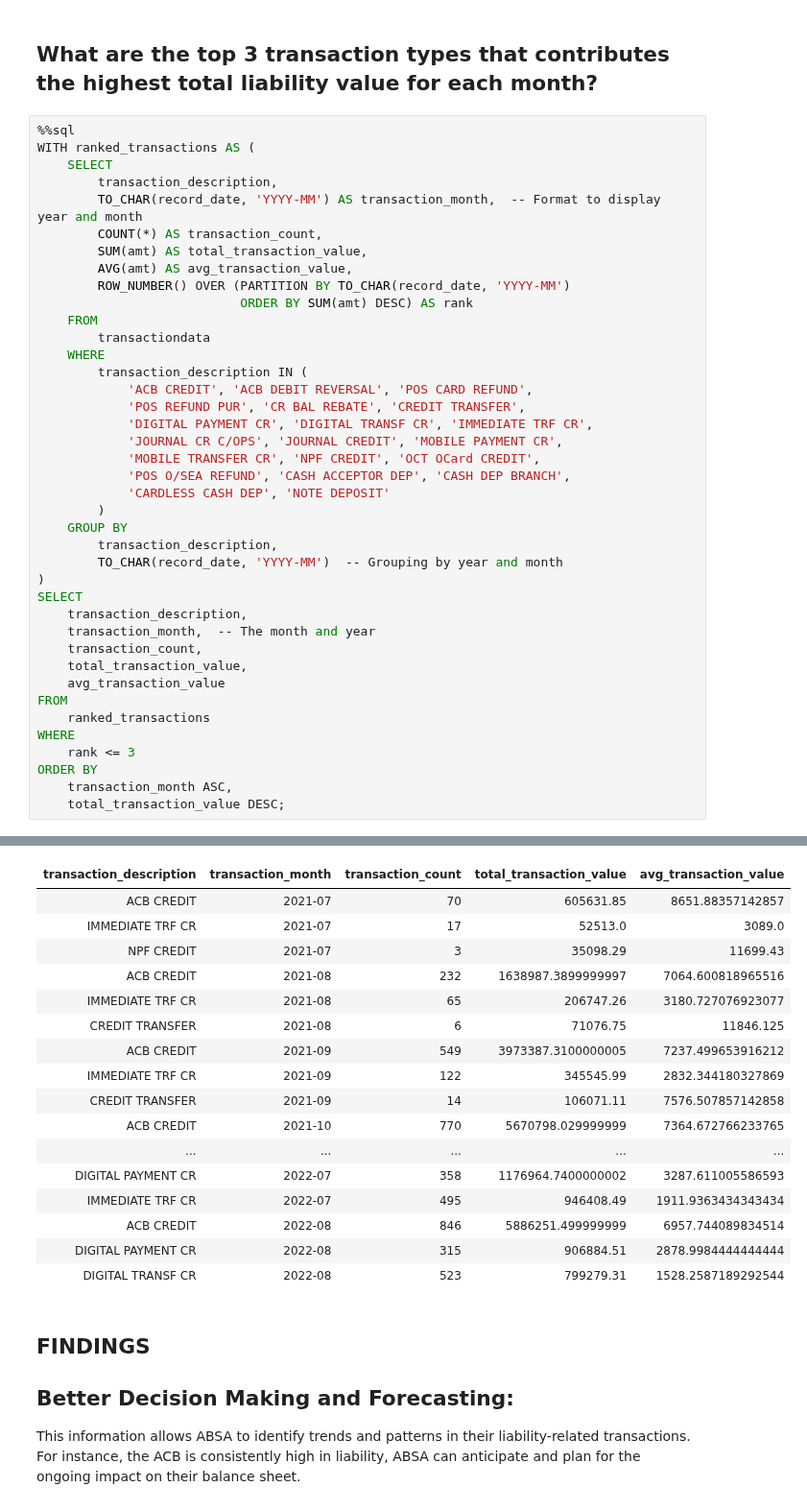
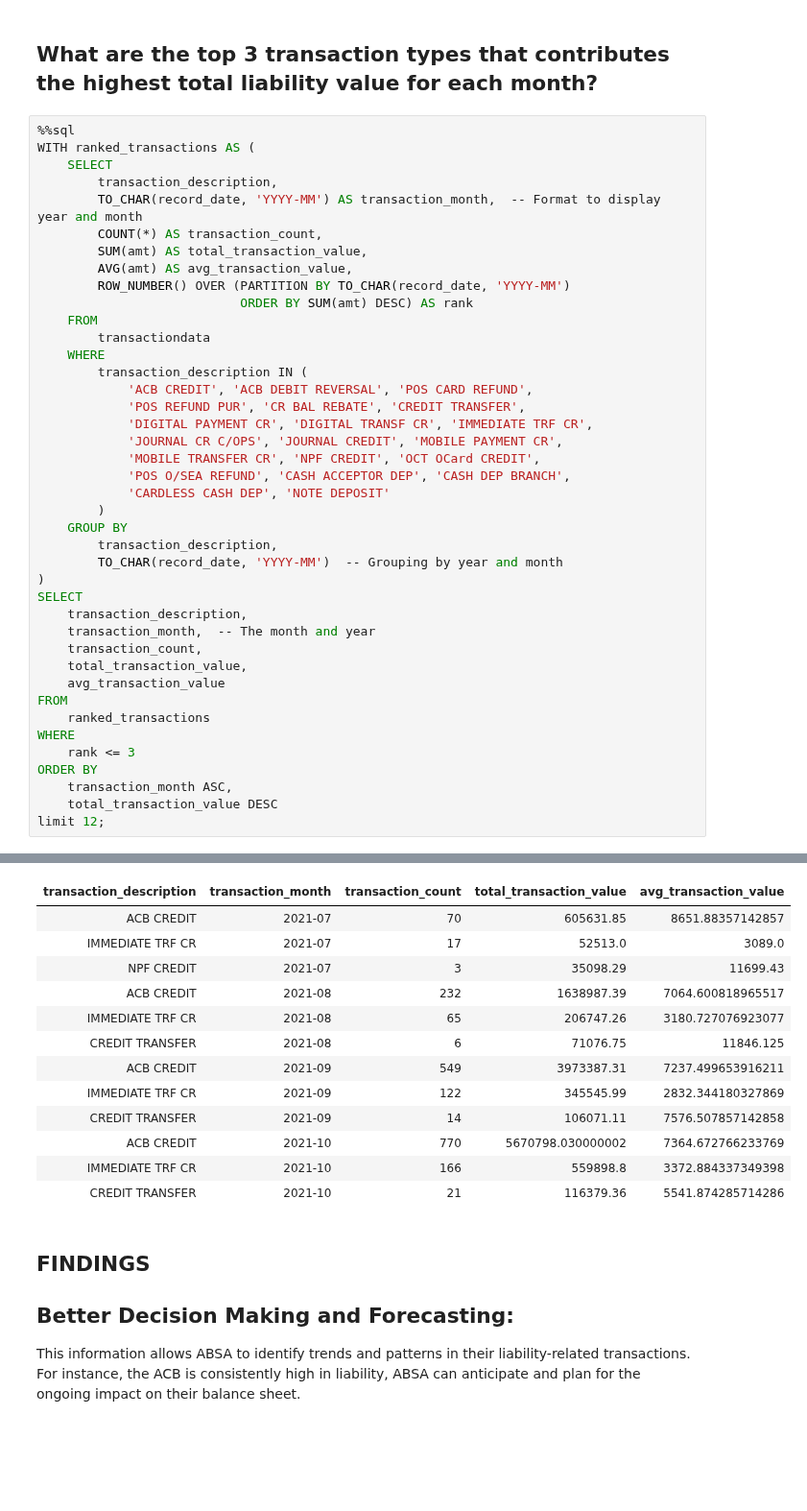
Before and after one commit to The-DigitalAcademy/EXPLORING-ABSA-DATASETS, a Jupyter notebook: Liability.ipynb, the cells around one changed output, grey strips where cells are left out. Shown at 96% size. Drawn from its saved outputs; the diff is of its cells as text; blank space fills up the shorter version.

```diff
--- a/Liability.ipynb
+++ b/Liability.ipynb
@@ -345,6 +210,7 @@ WHERE
     rank <= 3
 ORDER BY
     transaction_month ASC,
-    total_transaction_value DESC;
+    total_transaction_value DESC
+limit 12;
 # %% [output]
  * postgresql://postgres:***@localhost:5432/absadatabase
@@ -352,20 +218,16 @@ ORDER BY
 | transaction_description | transaction_month | transaction_count | total_transaction_value | avg_transaction_value |
 | ACB CREDIT | 2021-07 | 70 | 605631.85 | 8651.88357142857 |
 | IMMEDIATE TRF CR | 2021-07 | 17 | 52513.0 | 3089.0 |
 | NPF CREDIT | 2021-07 | 3 | 35098.29 | 11699.43 |
-| ACB CREDIT | 2021-08 | 232 | 1638987.3899999997 | 7064.600818965516 |
+| ACB CREDIT | 2021-08 | 232 | 1638987.39 | 7064.600818965517 |
 | IMMEDIATE TRF CR | 2021-08 | 65 | 206747.26 | 3180.727076923077 |
 | CREDIT TRANSFER | 2021-08 | 6 | 71076.75 | 11846.125 |
-| ACB CREDIT | 2021-09 | 549 | 3973387.3100000005 | 7237.499653916212 |
+| ACB CREDIT | 2021-09 | 549 | 3973387.31 | 7237.499653916211 |
 | IMMEDIATE TRF CR | 2021-09 | 122 | 345545.99 | 2832.344180327869 |
 | CREDIT TRANSFER | 2021-09 | 14 | 106071.11 | 7576.507857142858 |
-| ACB CREDIT | 2021-10 | 770 | 5670798.029999999 | 7364.672766233765 |
-| ... | ... | ... | ... | ... |
-| DIGITAL PAYMENT CR | 2022-07 | 358 | 1176964.7400000002 | 3287.611005586593 |
-| IMMEDIATE TRF CR | 2022-07 | 495 | 946408.49 | 1911.9363434343434 |
-| ACB CREDIT | 2022-08 | 846 | 5886251.499999999 | 6957.744089834514 |
-| DIGITAL PAYMENT CR | 2022-08 | 315 | 906884.51 | 2878.9984444444444 |
-| DIGITAL TRANSF CR | 2022-08 | 523 | 799279.31 | 1528.2587189292544 |
+| ACB CREDIT | 2021-10 | 770 | 5670798.030000002 | 7364.672766233769 |
+| IMMEDIATE TRF CR | 2021-10 | 166 | 559898.8 | 3372.884337349398 |
+| CREDIT TRANSFER | 2021-10 | 21 | 116379.36 | 5541.874285714286 |
 # %% [markdown]
 ## FINDINGS
 ## Better Decision Making and Forecasting:
```
Also changed, not shown: parts of 3 cells of this notebook, 1 other file.
